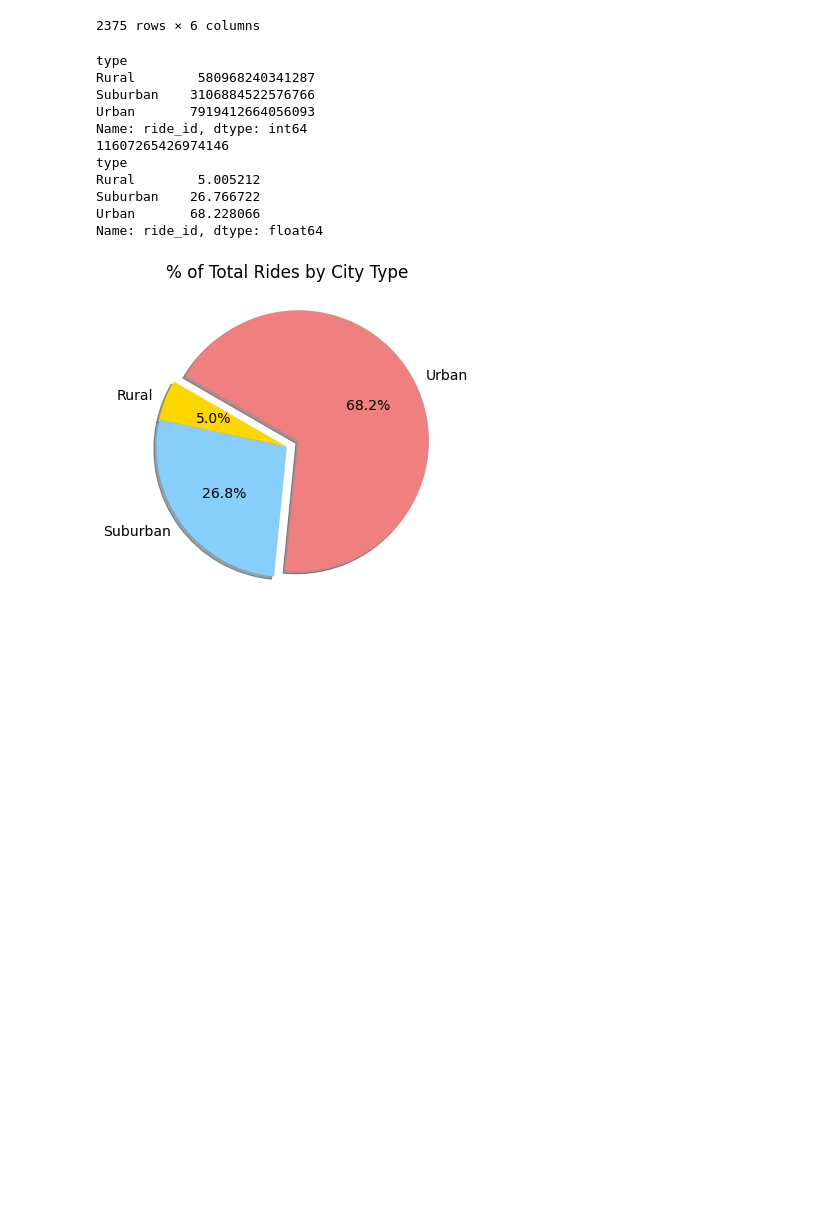
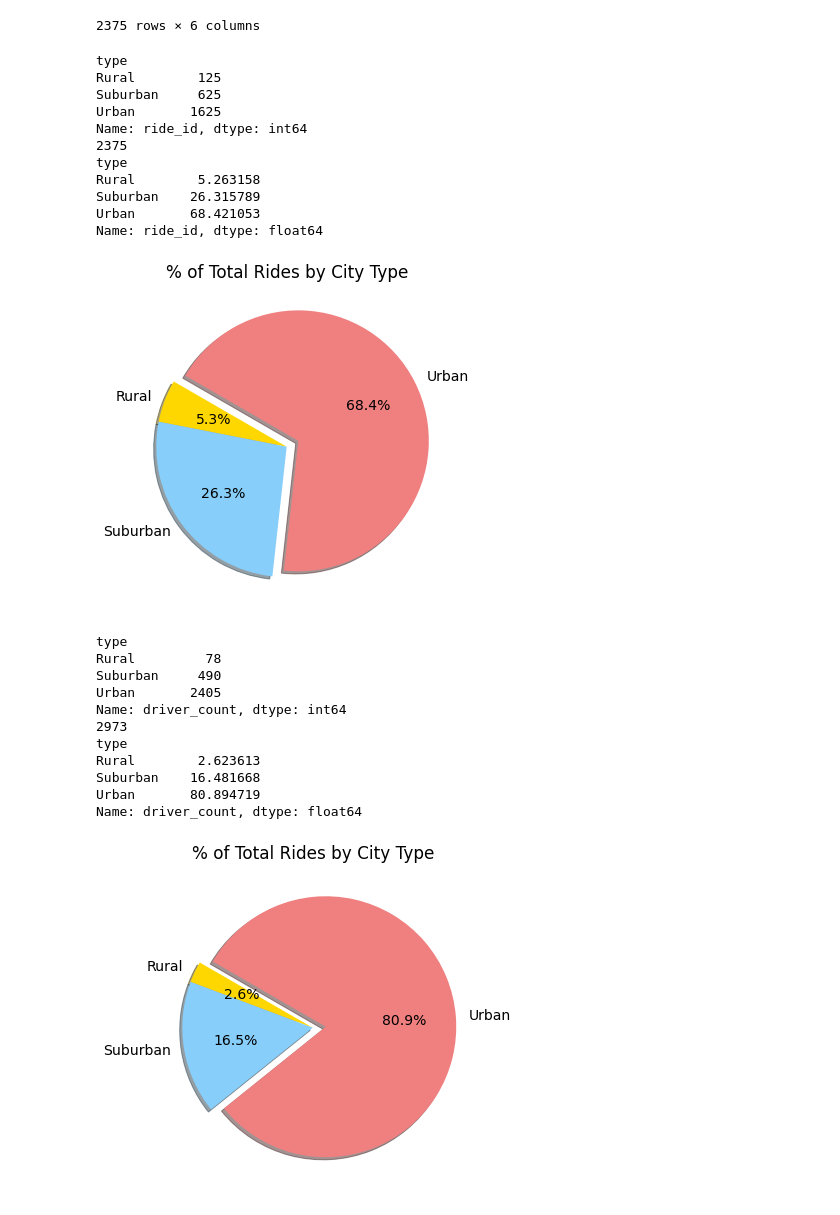
Before and after one commit to shantaljambotkar/PyBer_Analysis, a Jupyter notebook: Pyber.ipynb, the cells around one changed output. Saved outputs shown, nothing was run; the diff lists cells and outputs as text; code cells hidden in the pictures; blank space fills up the shorter version.

Commit message:
pie chart for drivers

```diff
--- a/Pyber.ipynb
+++ b/Pyber.ipynb
@@ -545,11 +545,11 @@ pyber_data_df
 # %%
 # Create a pie chart that visualizes
 # The percent of total rides.
-sum_rides_by_type = pyber_data_df.groupby(["type"]).sum()["ride_id"]
+sum_rides_by_type = pyber_data_df.groupby(["type"]).count()["ride_id"]
 print(sum_rides_by_type)
 
 # Get the sum of all the fares.
-total_rides = pyber_data_df["ride_id"].sum()
+total_rides = pyber_data_df["ride_id"].count()
 print(total_rides)
 
 # Calculate the percentage of fare for each city type.
@@ -575,14 +575,14 @@ plt.savefig("Analysis/Fig6.png")
 plt.show()
 # %% [output]
 type
-Rural        580968240341287
-Suburban    3106884522576766
-Urban       7919412664056093
+Rural        125
+Suburban     625
+Urban       1625
 Name: ride_id, dtype: int64
-11607265426974146
+2375
 type
-Rural        5.005212
-Suburban    26.766722
-Urban       68.228066
+Rural        5.263158
+Suburban    26.315789
+Urban       68.421053
 Name: ride_id, dtype: float64
 [figure]
@@ -591,0 +589,45 @@ Name: ride_id, dtype: float64
+# %%
+# Create a pie chart that visualizes
+# The percent of total drivers.
+
+sum_driver_count_by_type = city_data_df.groupby(["type"]).sum()["driver_count"]
+print(sum_driver_count_by_type)
+
+# Get the sum of all the fares.
+total_driver_count = city_data_df["driver_count"].sum()
+print(total_driver_count)
+
+# Calculate the percentage of fare for each city type.
+type_driver_count_percents = 100 * sum_driver_count_by_type / total_driver_count
+print(type_driver_count_percents)
+
+# Import mpl to change the plot configurations using rcParams.
+import matplotlib as mpl
+# Build Pie Chart
+plt.subplots(figsize=(10, 6))
+plt.pie(type_driver_count_percents,
+    labels=["Rural", "Suburban", "Urban"],
+    colors=["gold", "lightskyblue", "lightcoral"],
+    explode=[0, 0, 0.1],
+    autopct='%1.1f%%',
+    shadow=True, startangle=150)
+plt.title("% of Total Rides by City Type")
+# Change the default font size from 10 to 14.
+mpl.rcParams['font.size'] = 14
+# Save Figure
+plt.savefig("Analysis/Fig7.png")
+# Show Figure
+plt.show()
+# %% [output]
+type
+Rural         78
+Suburban     490
+Urban       2405
+Name: driver_count, dtype: int64
+2973
+type
+Rural        2.623613
+Suburban    16.481668
+Urban       80.894719
+Name: driver_count, dtype: float64
+[figure, added]
```
Also changed, not shown: parts of 1 cell of this notebook, 1 other file.
